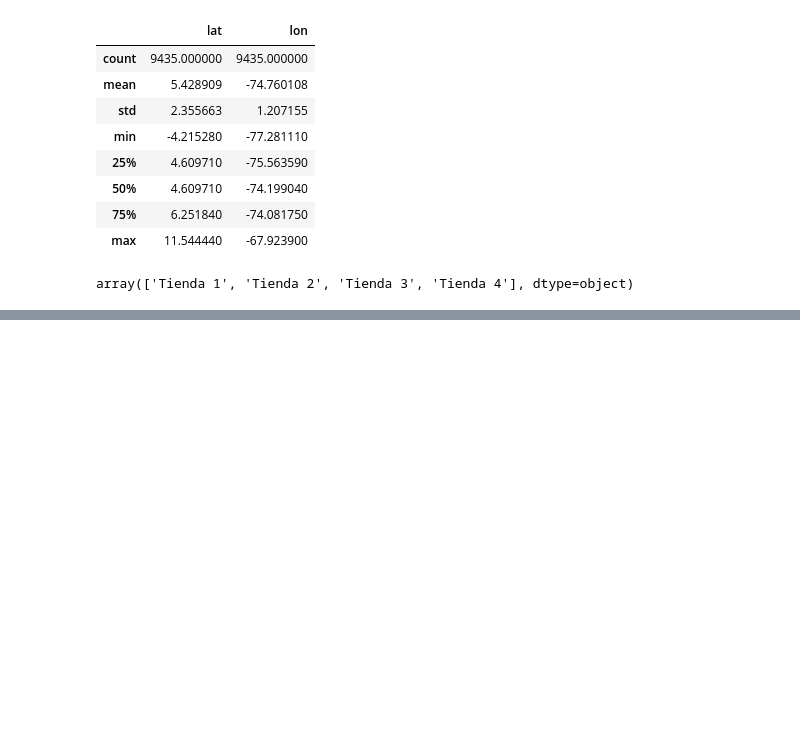
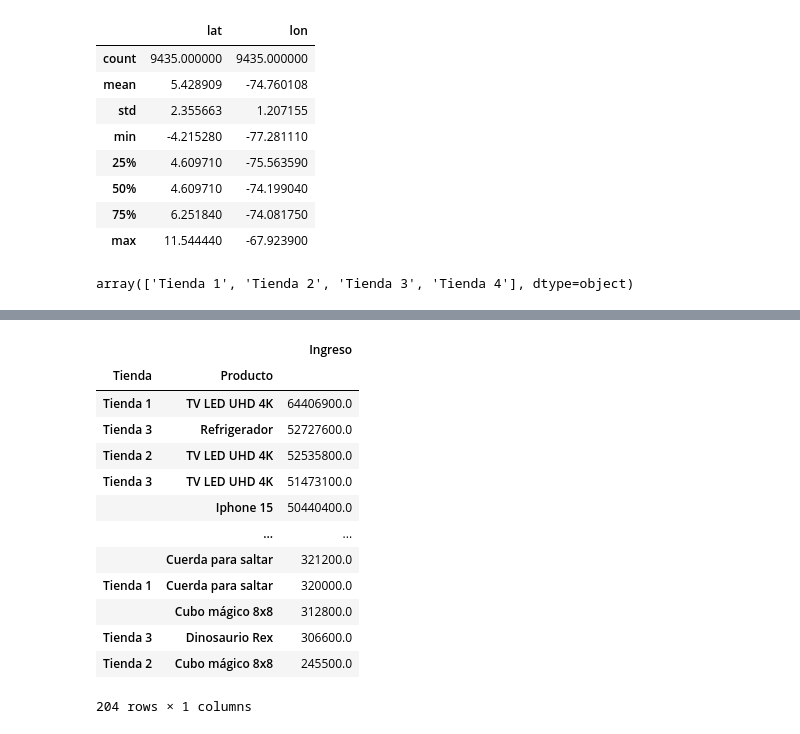
Before and after one commit to Mata-68/desafio_alura_store, a Jupyter notebook: DesafioAluraStoreLatam.ipynb, the cells around one changed output, grey strips where cells are left out. Cells and saved outputs as stored; diff of their text form; code cells hidden in the pictures; blank space fills up the shorter version.

```diff
--- a/DesafioAluraStoreLatam.ipynb
+++ b/DesafioAluraStoreLatam.ipynb
@@ -797,0 +826,5 @@ df_total['Tienda'] = df_total['Tienda'].str.strip().str.title()
+# %%
+zona_caliente = df_total[
+    (df_total['lat'] >= 4.0) & (df_total['lat'] <= 5.5) &
+    (df_total['lon'] >= -76.5) & (df_total['lon'] <= -74.0)
+]
@@ -797,0 +841,17 @@ df_total['Tienda'] = df_total['Tienda'].str.strip().str.title()
+# %%
+zona_caliente[['Tienda', 'Producto', 'Ingreso']].groupby(['Tienda', 'Producto']).sum().sort_values('Ingreso', ascending=False)
+# %% [output]
+|  |  | Ingreso |
+| Tienda | Producto |  |
+| Tienda 1 | TV LED UHD 4K | 64406900.0 |
+| Tienda 3 | Refrigerador | 52727600.0 |
+| Tienda 2 | TV LED UHD 4K | 52535800.0 |
+| Tienda 3 | TV LED UHD 4K | 51473100.0 |
+|  | Iphone 15 | 50440400.0 |
+|  | ... | ... |
+|  | Cuerda para saltar | 321200.0 |
+| Tienda 1 | Cuerda para saltar | 320000.0 |
+|  | Cubo mágico 8x8 | 312800.0 |
+| Tienda 3 | Dinosaurio Rex | 306600.0 |
+| Tienda 2 | Cubo mágico 8x8 | 245500.0 |
+204 rows × 1 columns
```
Also changed, not shown: parts of 4 cells of this notebook.
